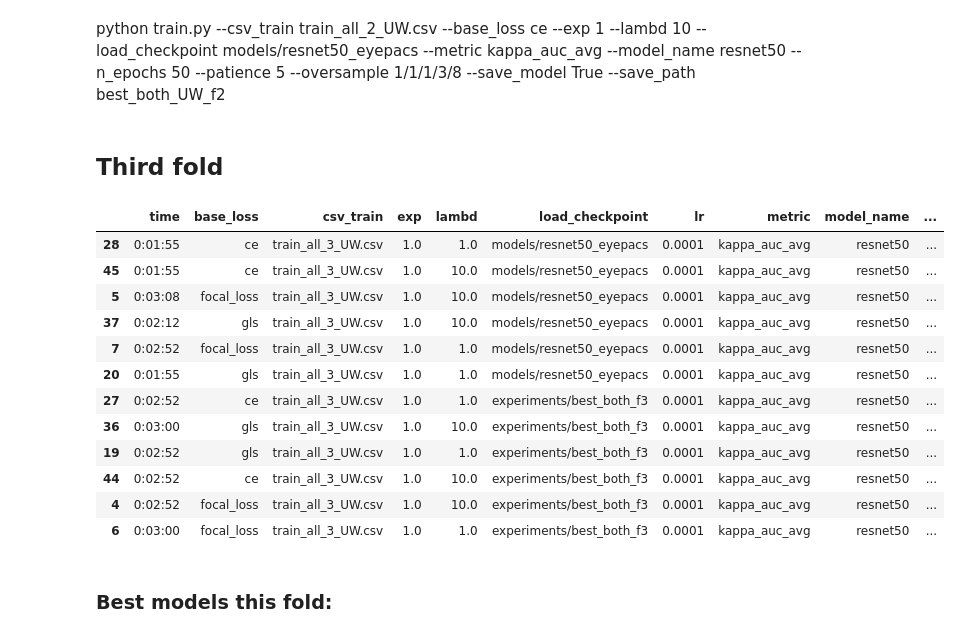
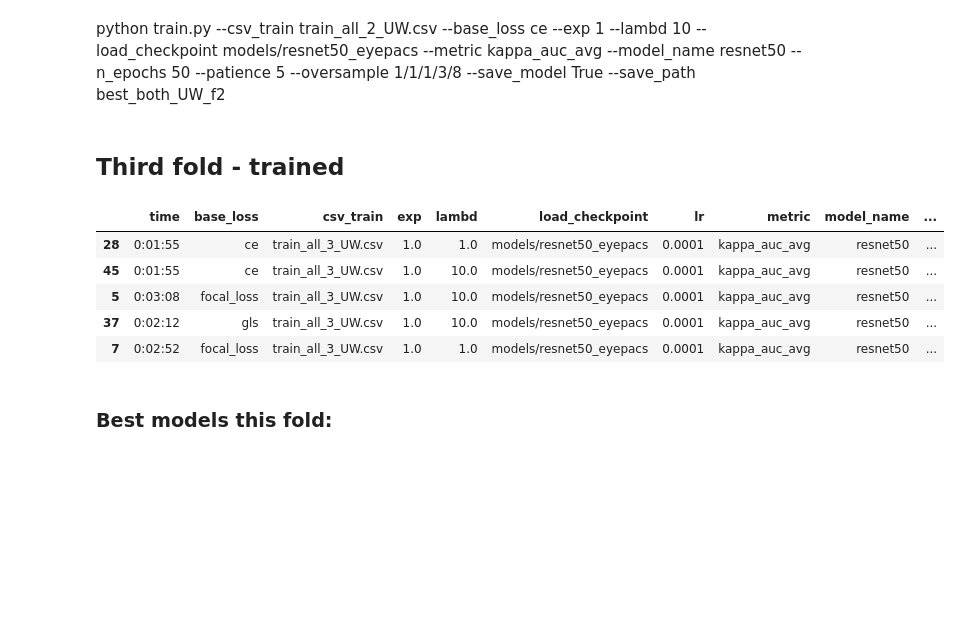
Before and after one commit to agaldran/deep_dr, a Jupyter notebook: analyze_csvs_FINAL.ipynb, the cells around one changed output. Cells and saved outputs as stored; diff of their text form; code cells hidden in the pictures; blank space fills up the shorter version.

```diff
--- a/analyze_csvs_FINAL.ipynb
+++ b/analyze_csvs_FINAL.ipynb
@@ -385,23 +378,16 @@ df_train2.sort_values('kappa', ascending=False).head(15)
 # %% [markdown]
 python train.py --csv_train train_all_2_UW.csv --base_loss ce --exp 1 --lambd 10 --load_checkpoint models/resnet50_eyepacs --metric kappa_auc_avg --model_name resnet50 --n_epochs 50 --patience 5 --oversample 1/1/1/3/8 --save_model True --save_path best_both_UW_f2
 # %% [markdown]
-## Third fold
+## Third fold - trained
 # %%
-df_train3.sort_values('kappa', ascending=False).head(15)
+df_train3.sort_values('kappa', ascending=False).head(5)
 # %% [output]
 |  | time | base_loss | csv_train | exp | lambd | load_checkpoint | lr | metric | model_name | ... |
 | 28 | 0:01:55 | ce | train_all_3_UW.csv | 1.0 | 1.0 | models/resnet50_eyepacs | 0.0001 | kappa_auc_avg | resnet50 | ... |
 | 45 | 0:01:55 | ce | train_all_3_UW.csv | 1.0 | 10.0 | models/resnet50_eyepacs | 0.0001 | kappa_auc_avg | resnet50 | ... |
 | 5 | 0:03:08 | focal_loss | train_all_3_UW.csv | 1.0 | 10.0 | models/resnet50_eyepacs | 0.0001 | kappa_auc_avg | resnet50 | ... |
 | 37 | 0:02:12 | gls | train_all_3_UW.csv | 1.0 | 10.0 | models/resnet50_eyepacs | 0.0001 | kappa_auc_avg | resnet50 | ... |
 | 7 | 0:02:52 | focal_loss | train_all_3_UW.csv | 1.0 | 1.0 | models/resnet50_eyepacs | 0.0001 | kappa_auc_avg | resnet50 | ... |
-| 20 | 0:01:55 | gls | train_all_3_UW.csv | 1.0 | 1.0 | models/resnet50_eyepacs | 0.0001 | kappa_auc_avg | resnet50 | ... |
-| 27 | 0:02:52 | ce | train_all_3_UW.csv | 1.0 | 1.0 | experiments/best_both_f3 | 0.0001 | kappa_auc_avg | resnet50 | ... |
-| 36 | 0:03:00 | gls | train_all_3_UW.csv | 1.0 | 10.0 | experiments/best_both_f3 | 0.0001 | kappa_auc_avg | resnet50 | ... |
-| 19 | 0:02:52 | gls | train_all_3_UW.csv | 1.0 | 1.0 | experiments/best_both_f3 | 0.0001 | kappa_auc_avg | resnet50 | ... |
-| 44 | 0:02:52 | ce | train_all_3_UW.csv | 1.0 | 10.0 | experiments/best_both_f3 | 0.0001 | kappa_auc_avg | resnet50 | ... |
-| 4 | 0:02:52 | focal_loss | train_all_3_UW.csv | 1.0 | 10.0 | experiments/best_both_f3 | 0.0001 | kappa_auc_avg | resnet50 | ... |
-| 6 | 0:03:00 | focal_loss | train_all_3_UW.csv | 1.0 | 1.0 | experiments/best_both_f3 | 0.0001 | kappa_auc_avg | resnet50 | ... |
 # %% [markdown]
 ### Best models this fold:
 # %% [markdown]
```
Also changed, not shown: parts of 154 cells of this notebook, 2 other files.
